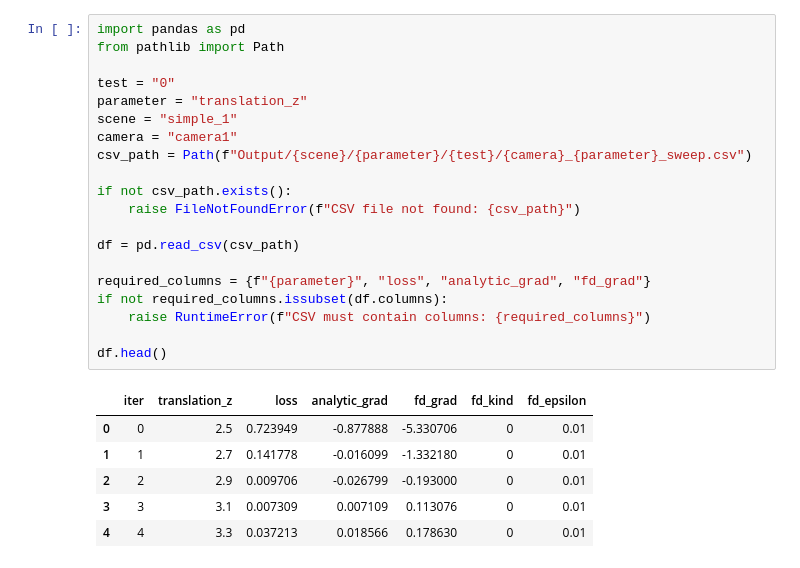
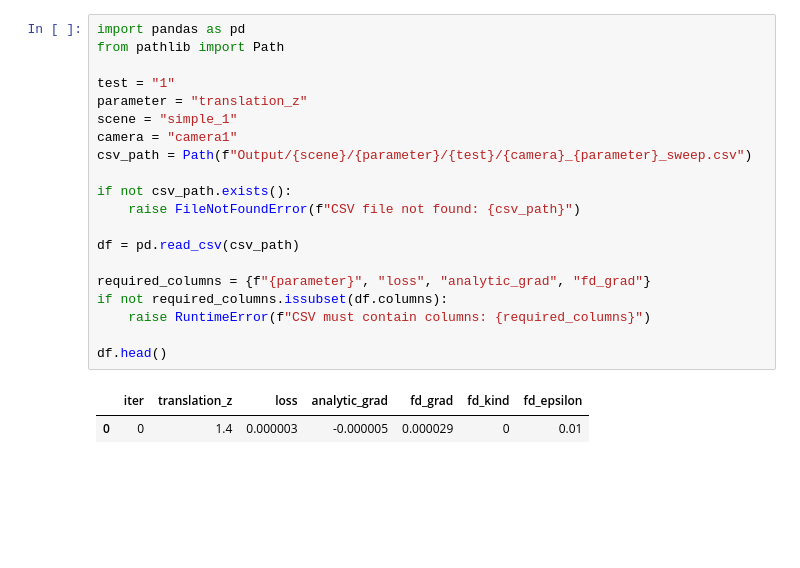
Before and after one commit to M-Gjerde/DifferentiablePointRendering, a Jupyter notebook: python/finite_difference/notebook_scatter.ipynb, the cells around one changed output. Saved outputs shown, nothing was run; the diff lists cells and outputs as text; blank space fills up the shorter version.

Commit message:
WIP gradient tests

```diff
--- a/python/finite_difference/notebook_scatter.ipynb
+++ b/python/finite_difference/notebook_scatter.ipynb
@@ -1,30 +1,26 @@
 # %%
 import pandas as pd
 from pathlib import Path
 
-test = "0"
+test = "1"
 parameter = "translation_z"
 scene = "simple_1"
 camera = "camera1"
 csv_path = Path(f"Output/{scene}/{parameter}/{test}/{camera}_{parameter}_sweep.csv")
 
 if not csv_path.exists():
     raise FileNotFoundError(f"CSV file not found: {csv_path}")
 
 df = pd.read_csv(csv_path)
 
 required_columns = {f"{parameter}", "loss", "analytic_grad", "fd_grad"}
 if not required_columns.issubset(df.columns):
     raise RuntimeError(f"CSV must contain columns: {required_columns}")
 
 df.head()
 # %% [output]
 |  | iter | translation_z | loss | analytic_grad | fd_grad | fd_kind | fd_epsilon |
-| 0 | 0 | 2.5 | 0.723949 | -0.877888 | -5.330706 | 0 | 0.01 |
-| 1 | 1 | 2.7 | 0.141778 | -0.016099 | -1.332180 | 0 | 0.01 |
-| 2 | 2 | 2.9 | 0.009706 | -0.026799 | -0.193000 | 0 | 0.01 |
-| 3 | 3 | 3.1 | 0.007309 | 0.007109 | 0.113076 | 0 | 0.01 |
-| 4 | 4 | 3.3 | 0.037213 | 0.018566 | 0.178630 | 0 | 0.01 |
+| 0 | 0 | 1.4 | 0.000003 | -0.000005 | 0.000029 | 0 | 0.01 |
 # %%
 import matplotlib.pyplot as plt
 
```
Also changed, not shown: parts of 5 cells of this notebook, 7 other files.
